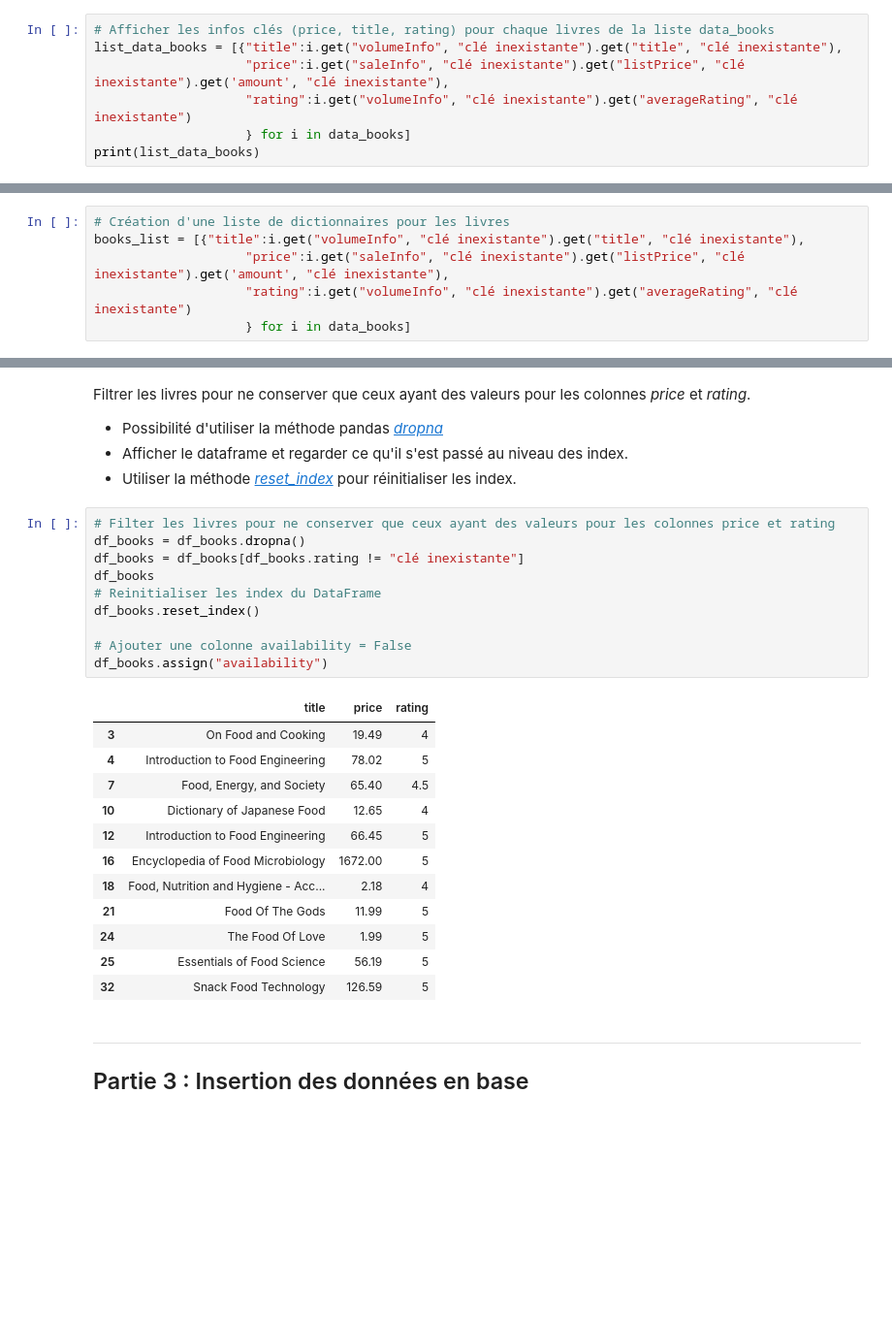
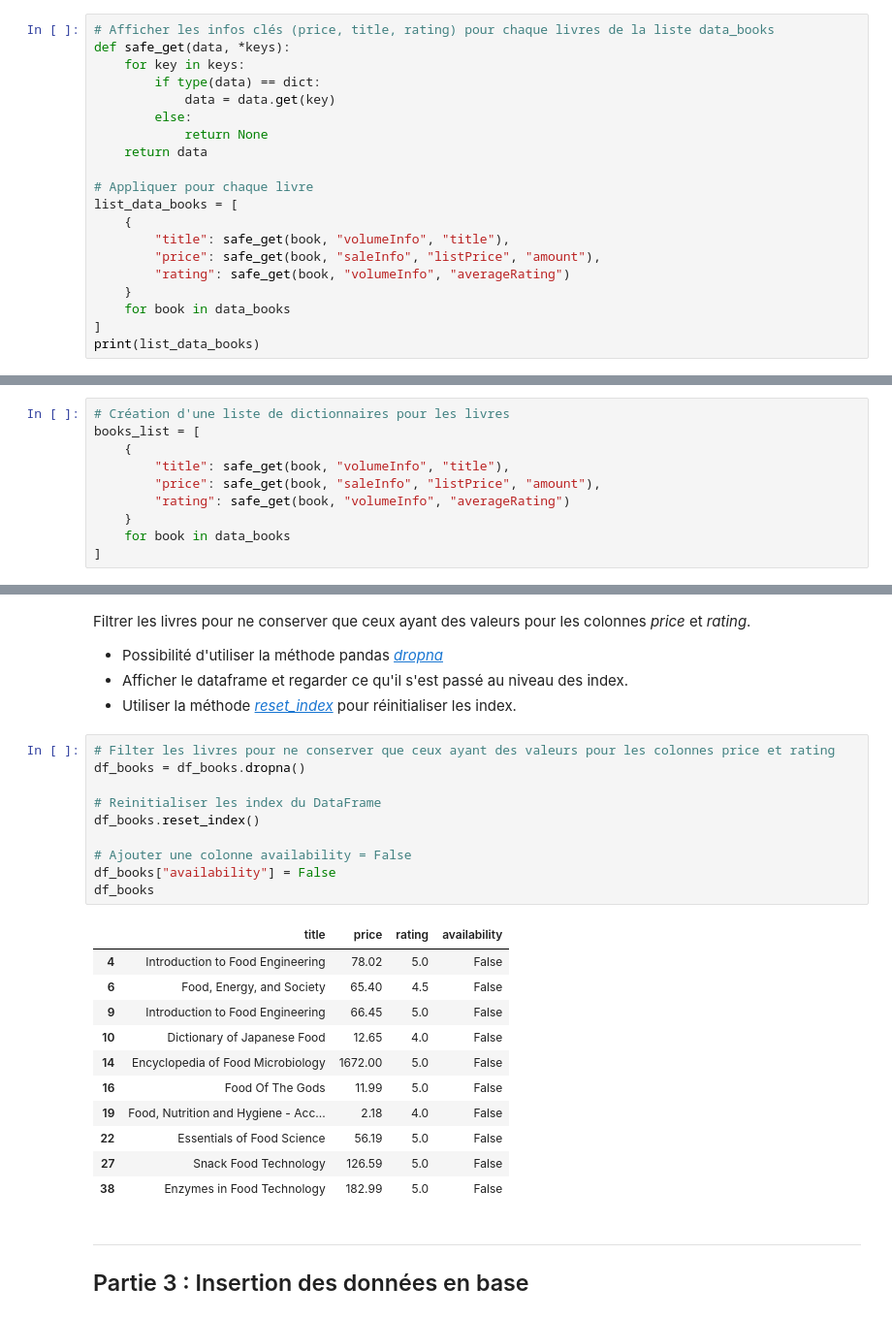
Before and after one commit to samyachd/scraping, a Jupyter notebook: notebooks/3_API_googleBooks.ipynb, the cells around one changed output, grey strips where cells are left out. Shown: that part at 97% size. Cells and saved outputs as stored; diff of their text form; blank space fills up the shorter version.

````diff
--- a/notebooks/3_API_googleBooks.ipynb
+++ b/notebooks/3_API_googleBooks.ipynb
@@ -187,9 +174,22 @@ Prix : 24.99
 Note : clé inexistante
 # %%
 # Afficher les infos clés (price, title, rating) pour chaque livres de la liste data_books
-list_data_books = [{"title":i.get("volumeInfo", "clé inexistante").get("title", "clé inexistante"),
-                    "price":i.get("saleInfo", "clé inexistante").get("listPrice", "clé inexistante").get('amount', "clé inexistante"),
-                    "rating":i.get("volumeInfo", "clé inexistante").get("averageRating", "clé inexistante")
-                    } for i in data_books]
+def safe_get(data, *keys):
+    for key in keys:
+        if type(data) == dict:
+            data = data.get(key)
+        else:
+            return None
+    return data
+
+# Appliquer pour chaque livre
+list_data_books = [
+    {
+        "title": safe_get(book, "volumeInfo", "title"),
+        "price": safe_get(book, "saleInfo", "listPrice", "amount"),
+        "rating": safe_get(book, "volumeInfo", "averageRating")
+    }
+    for book in data_books
+]
 print(list_data_books)
 # %% [output]
@@ -212,10 +212,14 @@ Créer une liste de dictionnaire contenant les informations de chaque livre sous
 ```
 # %%
 # Création d'une liste de dictionnaires pour les livres
-books_list = [{"title":i.get("volumeInfo", "clé inexistante").get("title", "clé inexistante"),
-                    "price":i.get("saleInfo", "clé inexistante").get("listPrice", "clé inexistante").get('amount', "clé inexistante"),
-                    "rating":i.get("volumeInfo", "clé inexistante").get("averageRating", "clé inexistante")
-                    } for i in data_books]
+books_list = [
+    {
+        "title": safe_get(book, "volumeInfo", "title"),
+        "price": safe_get(book, "saleInfo", "listPrice", "amount"),
+        "rating": safe_get(book, "volumeInfo", "averageRating")
+    }
+    for book in data_books
+]
 # %%
 # Créer un dataframe à partir de la liste de dictionnaires
 df_books = pd.DataFrame(books_list)
@@ -247,26 +251,25 @@ Filtrer les livres pour ne conserver que ceux ayant des valeurs pour les colonne
 # %%
 # Filter les livres pour ne conserver que ceux ayant des valeurs pour les colonnes price et rating
 df_books = df_books.dropna()
-df_books = df_books[df_books.rating != "clé inexistante"]
-df_books
+
 # Reinitialiser les index du DataFrame
 df_books.reset_index()
 
 # Ajouter une colonne availability = False
-df_books.assign("availability")
+df_books["availability"] = False
+df_books
 # %% [output]
-|  | title | price | rating |
-| 3 | On Food and Cooking | 19.49 | 4 |
-| 4 | Introduction to Food Engineering | 78.02 | 5 |
-| 7 | Food, Energy, and Society | 65.40 | 4.5 |
-| 10 | Dictionary of Japanese Food | 12.65 | 4 |
-| 12 | Introduction to Food Engineering | 66.45 | 5 |
-| 16 | Encyclopedia of Food Microbiology | 1672.00 | 5 |
-| 18 | Food, Nutrition and Hygiene - Acc... | 2.18 | 4 |
-| 21 | Food Of The Gods | 11.99 | 5 |
-| 24 | The Food Of Love | 1.99 | 5 |
-| 25 | Essentials of Food Science | 56.19 | 5 |
-| 32 | Snack Food Technology | 126.59 | 5 |
+|  | title | price | rating | availability |
+| 4 | Introduction to Food Engineering | 78.02 | 5.0 | False |
+| 6 | Food, Energy, and Society | 65.40 | 4.5 | False |
+| 9 | Introduction to Food Engineering | 66.45 | 5.0 | False |
+| 10 | Dictionary of Japanese Food | 12.65 | 4.0 | False |
+| 14 | Encyclopedia of Food Microbiology | 1672.00 | 5.0 | False |
+| 16 | Food Of The Gods | 11.99 | 5.0 | False |
+| 19 | Food, Nutrition and Hygiene - Acc... | 2.18 | 4.0 | False |
+| 22 | Essentials of Food Science | 56.19 | 5.0 | False |
+| 27 | Snack Food Technology | 126.59 | 5.0 | False |
+| 38 | Enzymes in Food Technology | 182.99 | 5.0 | False |
 # %% [markdown]
 ---
 ## Partie 3 : Insertion des données en base
````
Also changed, not shown: parts of 7 cells of this notebook, 6 other files.
